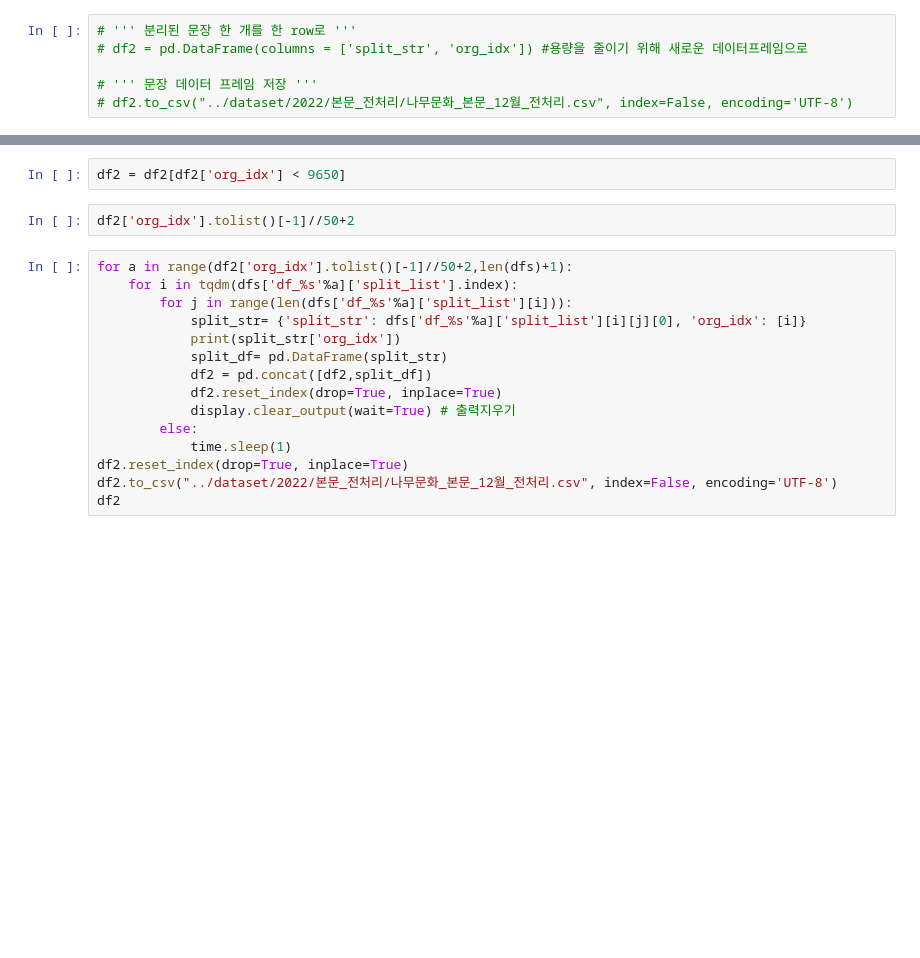
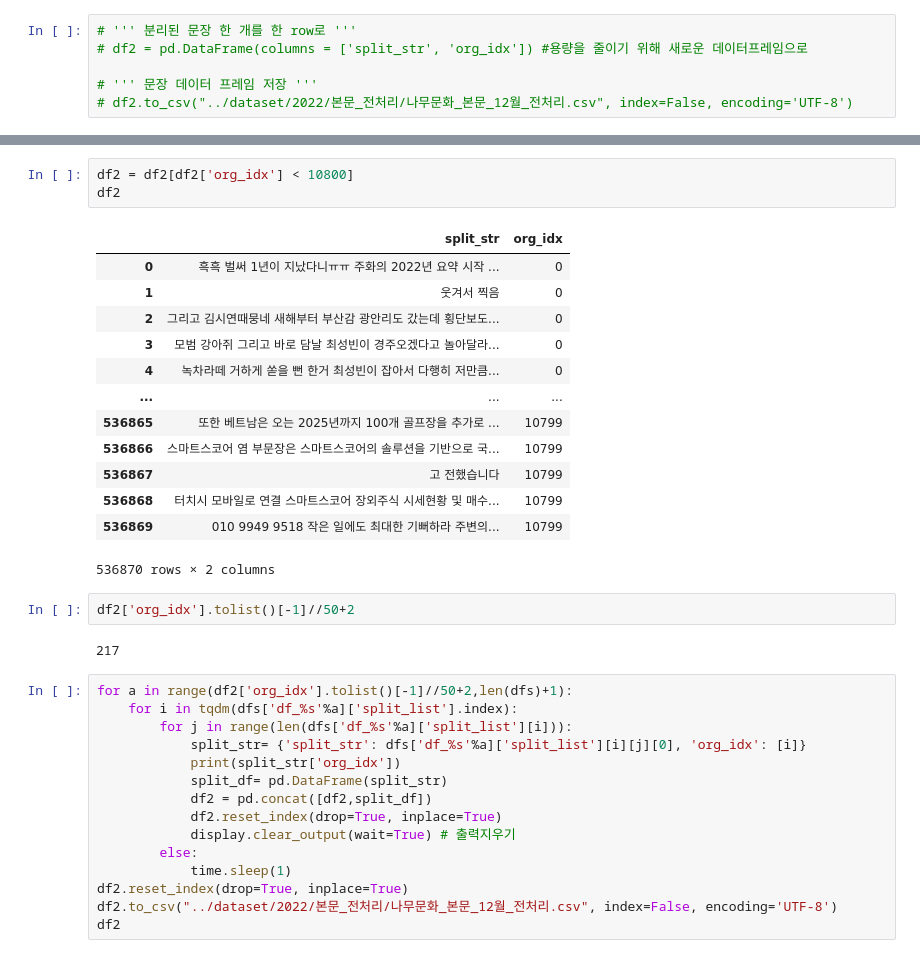
Before and after one commit to DDalaDDula/NIFoS, a Jupyter notebook: 문화/한글_텍스트_전처리/한글_텍스트_전처리_12월(불용어_제거_및_문장분리).ipynb, the cells around one changed output, grey strips where cells are left out. Cells and saved outputs as stored; diff of their text form; blank space fills up the shorter version.

```diff
--- a/문화/한글_텍스트_전처리/한글_텍스트_전처리_12월(불용어_제거_및_문장분리).ipynb
+++ b/문화/한글_텍스트_전처리/한글_텍스트_전처리_12월(불용어_제거_및_문장분리).ipynb
@@ -133,7 +145,24 @@ df2
 # %%
-df2 = df2[df2['org_idx'] < 9650]
+df2 = df2[df2['org_idx'] < 10800]
+df2
+# %% [output]
+|  | split_str | org_idx |
+| 0 | 흑흑 벌써 1년이 지났다니ㅠㅠ 주화의 2022년 요약 시작 ... | 0 |
+| 1 | 웃겨서 찍음 | 0 |
+| 2 | 그리고 김시연때뭉네 새해부터 부산감 광안리도 갔는데 횡단보도... | 0 |
+| 3 | 모범 강아쥐 그리고 바로 담날 최성빈이 경주오겠다고 놀아달라... | 0 |
+| 4 | 녹차라떼 거하게 쏟을 뻔 한거 최성빈이 잡아서 다행히 저만큼... | 0 |
+| ... | ... | ... |
+| 536865 | 또한 베트남은 오는 2025년까지 100개 골프장을 추가로 ... | 10799 |
+| 536866 | 스마트스코어 염 부문장은 스마트스코어의 솔루션을 기반으로 국... | 10799 |
+| 536867 | 고 전했습니다 | 10799 |
+| 536868 | 터치시 모바일로 연결 스마트스코어 장외주식 시세현황 및 매수... | 10799 |
+| 536869 | 010 9949 9518 작은 일에도 최대한 기뻐하라 주변의... | 10799 |
+536870 rows × 2 columns
 # %%
 df2['org_idx'].tolist()[-1]//50+2
+# %% [output]
+217
 # %%
 for a in range(df2['org_idx'].tolist()[-1]//50+2,len(dfs)+1):
     for i in tqdm(dfs['df_%s'%a]['split_list'].index):
```
Also changed, not shown: parts of 1 cell of this notebook, 2 other files.
